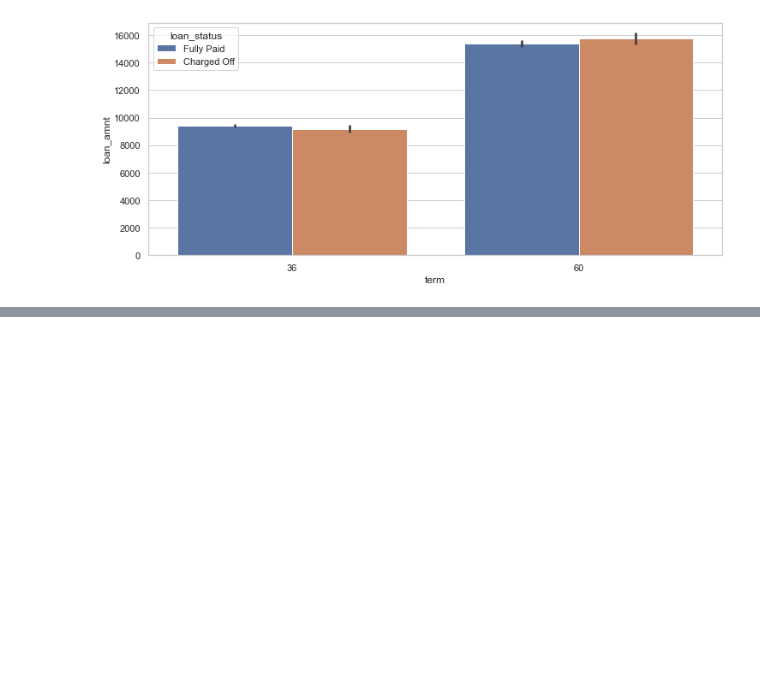
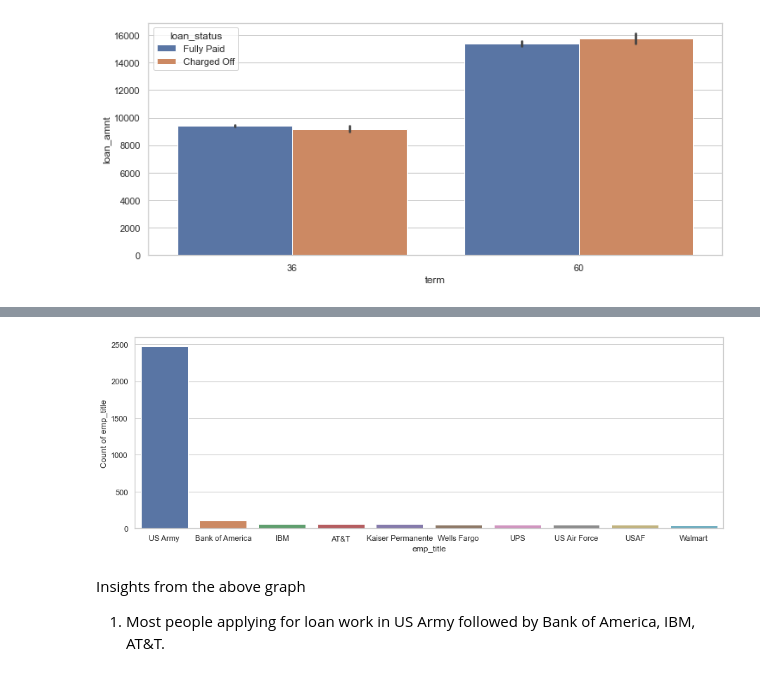
Before and after one commit to Harshulagarwal/LendingClubCaseStudy, a Jupyter notebook: LENDING_CLUB_CASE_STUDY.ipynb, the cells around one changed output, grey strips where cells are left out. Saved outputs shown, nothing was run; the diff lists cells and outputs as text; code cells hidden in the pictures; blank space fills up the shorter version.

```diff
--- a/LENDING_CLUB_CASE_STUDY.ipynb
+++ b/LENDING_CLUB_CASE_STUDY.ipynb
@@ -927,0 +847,10 @@ Insights from the above graph
+# %%
+plt.figure(figsize=(15,5))
+a=sns.barplot(x=top10_emp_title.index, y=top10_emp_title.values)
+a.set(ylabel = 'Count of emp_title', xlabel = 'emp_title')
+plt.show();
+# %% [output]
+[figure, added]
+# %% [markdown]
+Insights from the above graph
+1. Most people applying for loan work in US Army followed by Bank of America, IBM, AT&T.
```
Also changed, not shown: parts of 69 cells of this notebook.
